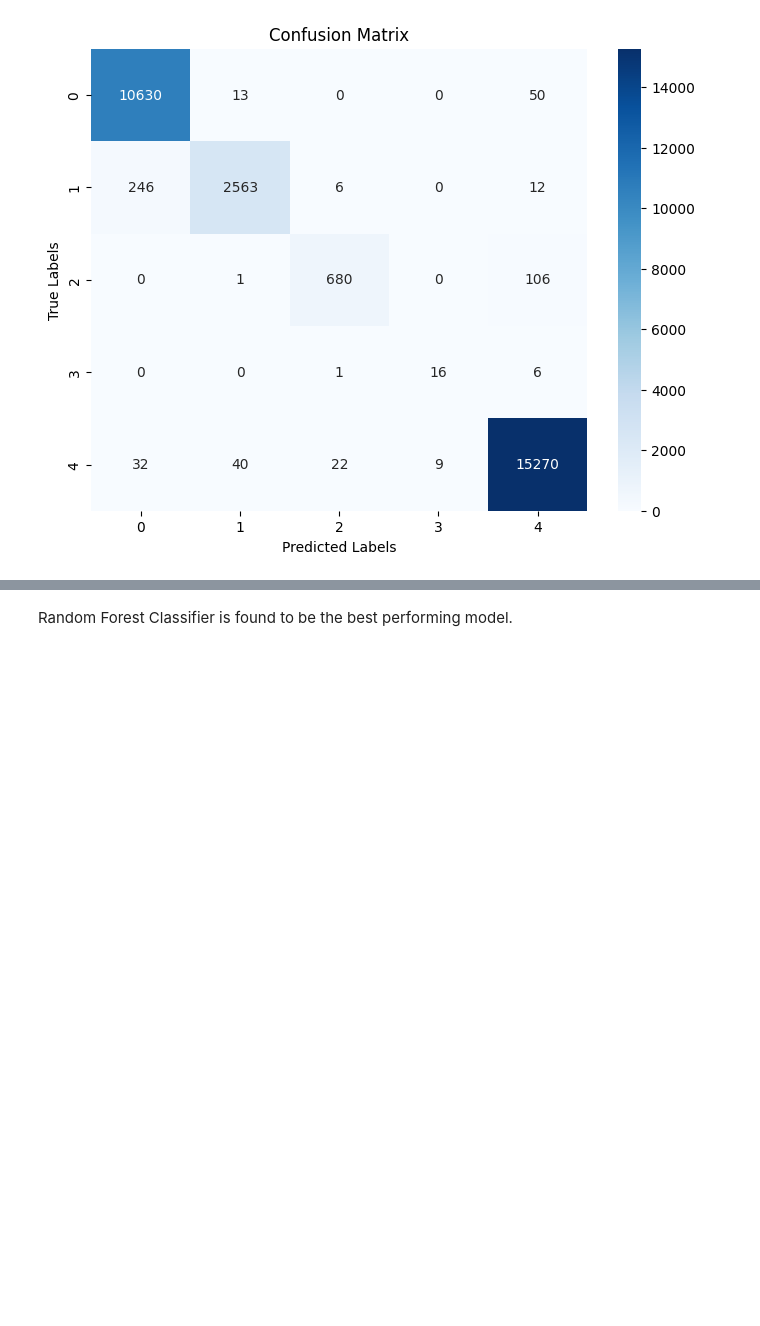
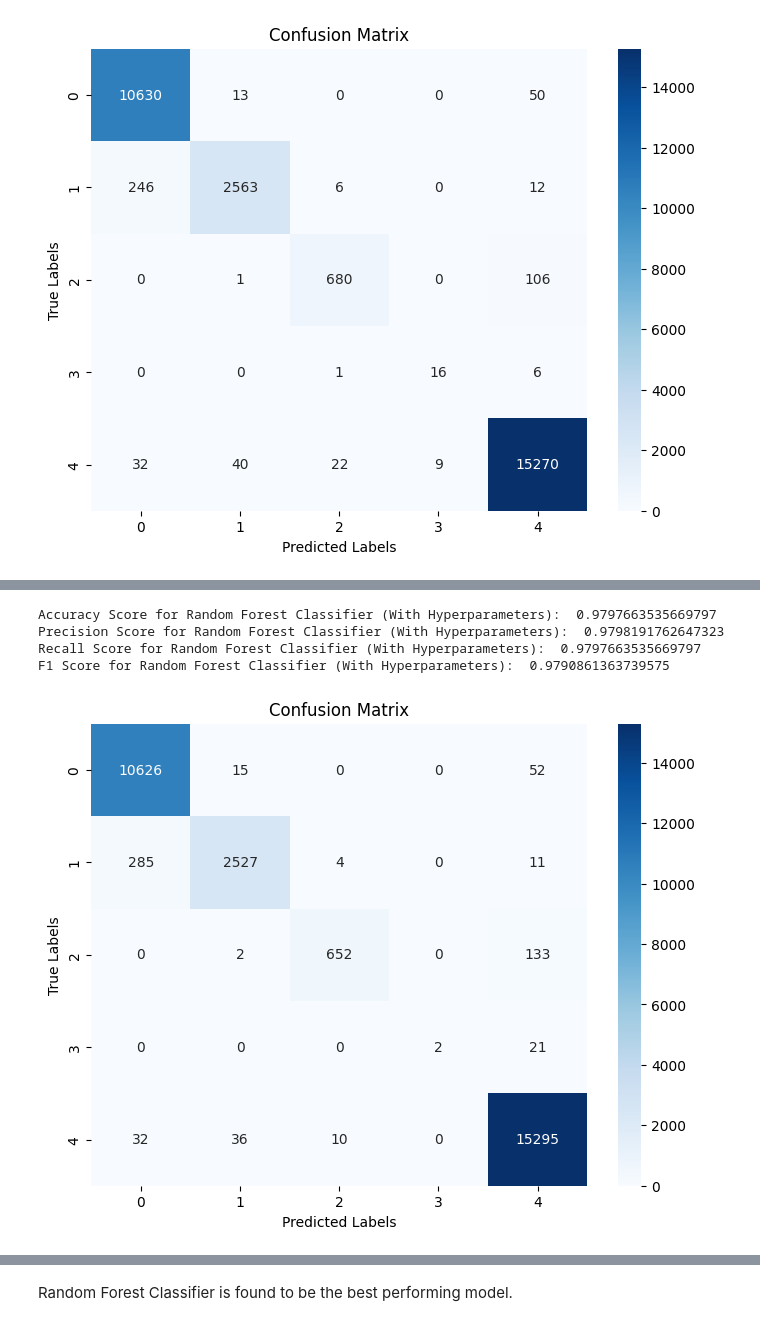
Before and after one commit to AkashKalme/NIDS-using-ML, a Jupyter notebook: NIDS_ML.ipynb, the cells around one changed output, grey strips where cells are left out. Drawn from its saved outputs; the diff is of its cells as text; code cells hidden in the pictures; blank space fills up the shorter version.

```diff
--- a/NIDS_ML.ipynb
+++ b/NIDS_ML.ipynb
@@ -836,0 +880,12 @@ F1 Score for Decision Tree Classifier:  0.9814385968500047
+# %%
+rfc6 = RandomForestClassifier(n_estimators=100, max_features='sqrt', max_depth=12, criterion='gini')
+rfc6.fit(X1_train_e, y1_train_e)
+y_preds_rfc6 = rfc6.predict(X1_test_e)
+# %%
+evaluateModel("Random Forest Classifier (With Hyperparameters)", y1_test_e, y_preds_rfc6)
+# %% [output]
+Accuracy Score for Random Forest Classifier (With Hyperparameters):  0.9797663535669797
+Precision Score for Random Forest Classifier (With Hyperparameters):  0.9798191762647323
+Recall Score for Random Forest Classifier (With Hyperparameters):  0.9797663535669797
+F1 Score for Random Forest Classifier (With Hyperparameters):  0.9790861363739575
+[figure, added]
```
Also changed, not shown: parts of 26 cells of this notebook.
